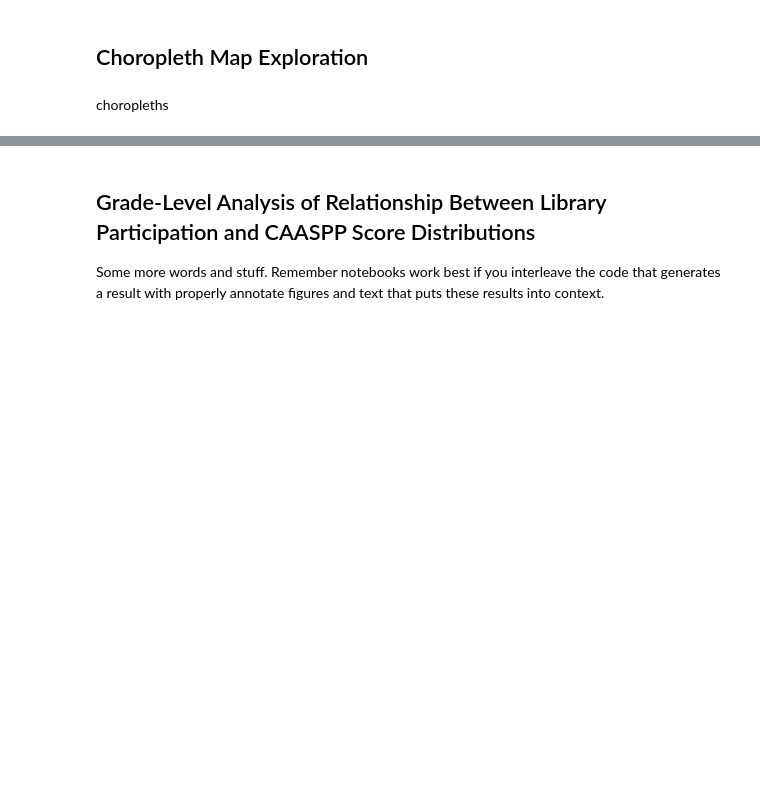
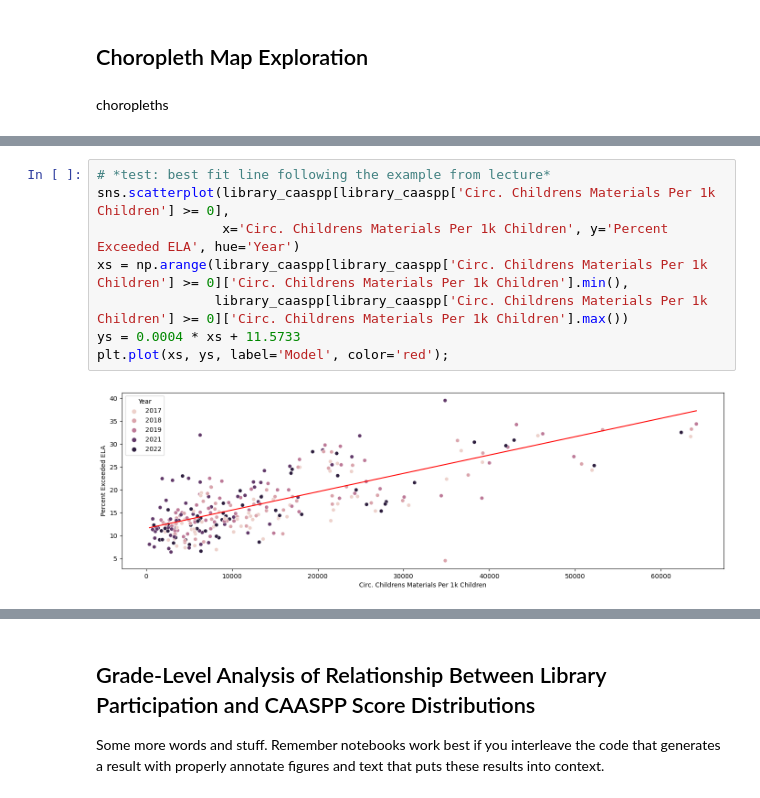
Before and after one commit to KaitlynChou/COGS-108-Project, a Jupyter notebook: FinalProject_Group057_WI24.ipynb, the cells around one changed output, grey strips where cells are left out. Drawn from its saved outputs; the diff is of its cells as text; blank space fills up the shorter version.

```diff
--- a/FinalProject_Group057_WI24.ipynb
+++ b/FinalProject_Group057_WI24.ipynb
@@ -512,0 +563,10 @@ Some more words and stuff.  Remember notebooks work best if you interleave the c
+# %%
+# *test: best fit line following the example from lecture*
+sns.scatterplot(library_caaspp[library_caaspp['Circ. Childrens Materials Per 1k Children'] >= 0],
+                x='Circ. Childrens Materials Per 1k Children', y='Percent Exceeded ELA', hue='Year')
+xs = np.arange(library_caaspp[library_caaspp['Circ. Childrens Materials Per 1k Children'] >= 0]['Circ. Childrens Materials Per 1k Children'].min(),
+               library_caaspp[library_caaspp['Circ. Childrens Materials Per 1k Children'] >= 0]['Circ. Childrens Materials Per 1k Children'].max())
+ys = 0.0004 * xs + 11.5733
+plt.plot(xs, ys, label='Model', color='red');
+# %% [output]
+[figure, added]
```
Also changed, not shown: parts of 15 cells of this notebook.
